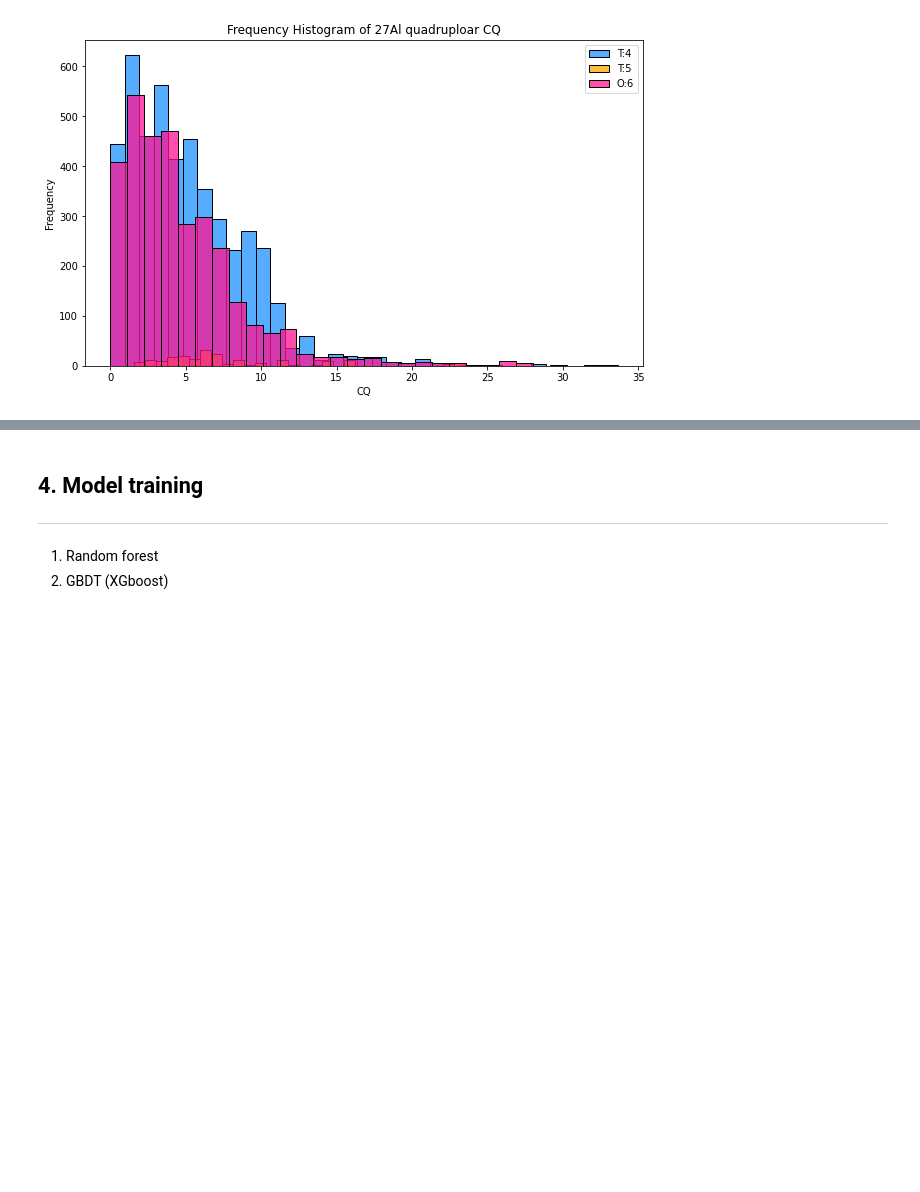
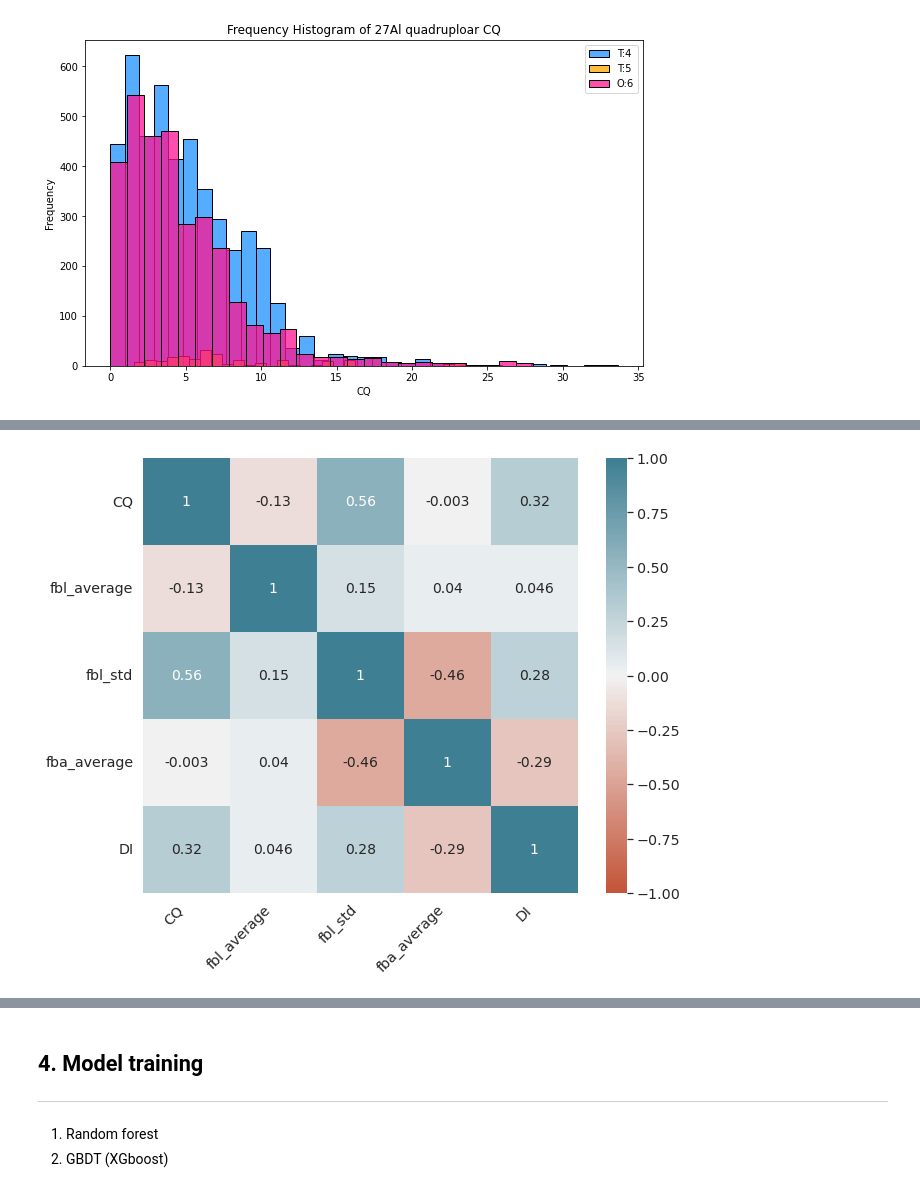
Before and after one commit to wushanyun64/27Al_CQ_prediction, a Jupyter notebook: Example_model_training.ipynb, the cells around one changed output, grey strips where cells are left out. Saved outputs shown, nothing was run; the diff lists cells and outputs as text; code cells hidden in the pictures; blank space fills up the shorter version.

```diff
--- a/Example_model_training.ipynb
+++ b/Example_model_training.ipynb
@@ -200,3 +204,34 @@ plt.show()
+# %%
+#replot without high correlation features: fba_std,fba_max,fba_min,fbl_max,fbl_min
+
+try:
+    corr = corr.drop(['fba_std','fba_max','fba_min','fbl_max','fbl_min'],axis=0)
+    corr = corr.drop(['fba_std','fba_max','fba_min','fbl_max','fbl_min'],axis=1)
+except:
+    pass
+
+sns.set(font_scale=1.3)
+plt.figure(figsize=[10, 8])
+heat_map = sns.heatmap(
+    corr,
+    vmin=-1,
+    vmax=1,
+    center=0,
+    cmap=sns.diverging_palette(20, 220, n=200),
+    square=True,
+    annot=True,
+    annot_kws={"size": 14},
+)
+heat_map.set_xticklabels(
+    heat_map.get_xticklabels(), rotation=45, horizontalalignment="right"
+)
+heat_map.set_yticklabels(
+    heat_map.get_yticklabels(), rotation=0, horizontalalignment="right"
+)
+
+plt.show()
+# %% [output]
+[figure, added]
 # %%
 # Noticed that the distrotion index can not correctly represent some of the local geometries. (red labeled ones)
 red_labels = nmr_struc_data[
```
Also changed, not shown: parts of 3 cells of this notebook, 2 other files.
